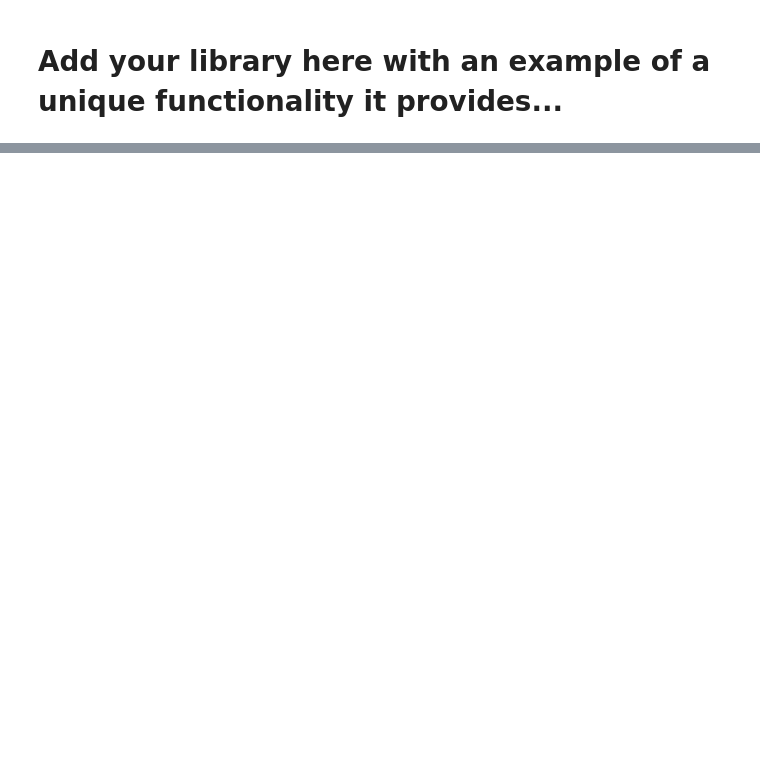
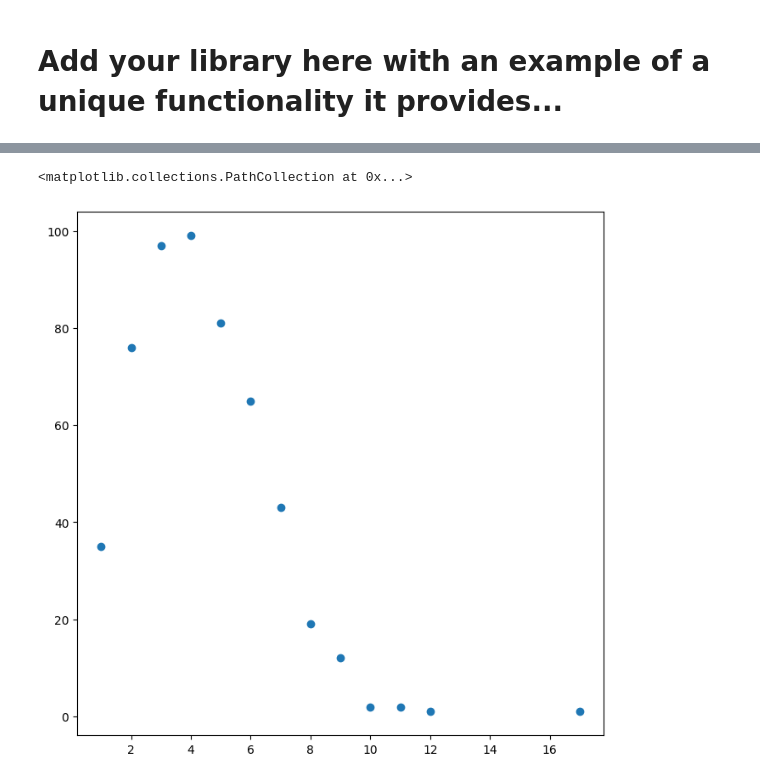
Before and after one commit to pszufe/HIF-standard, a Jupyter notebook: tutorials/HIF-demo.ipynb, the cells around one changed output, grey strips where cells are left out. Cells and saved outputs as stored; diff of their text form; code cells hidden in the pictures; blank space fills up the shorter version.

```diff
--- a/tutorials/HIF-demo.ipynb
+++ b/tutorials/HIF-demo.ipynb
@@ -136,0 +153,8 @@ Spatial-temporal hypergraph based on dual-stage attention network for multi-view
+# %%
+H_xgi.nodes.degree.argmax()
+H_xgi.nodes.degree["Yue Gao"]
+x, y = H_xgi.edges.size.unique(return_counts=True)
+plt.scatter(x, y)
+# %% [output]
+<matplotlib.collections.PathCollection at 0x...>
+[figure, added]
```
Also changed, not shown: parts of 11 cells of this notebook.
